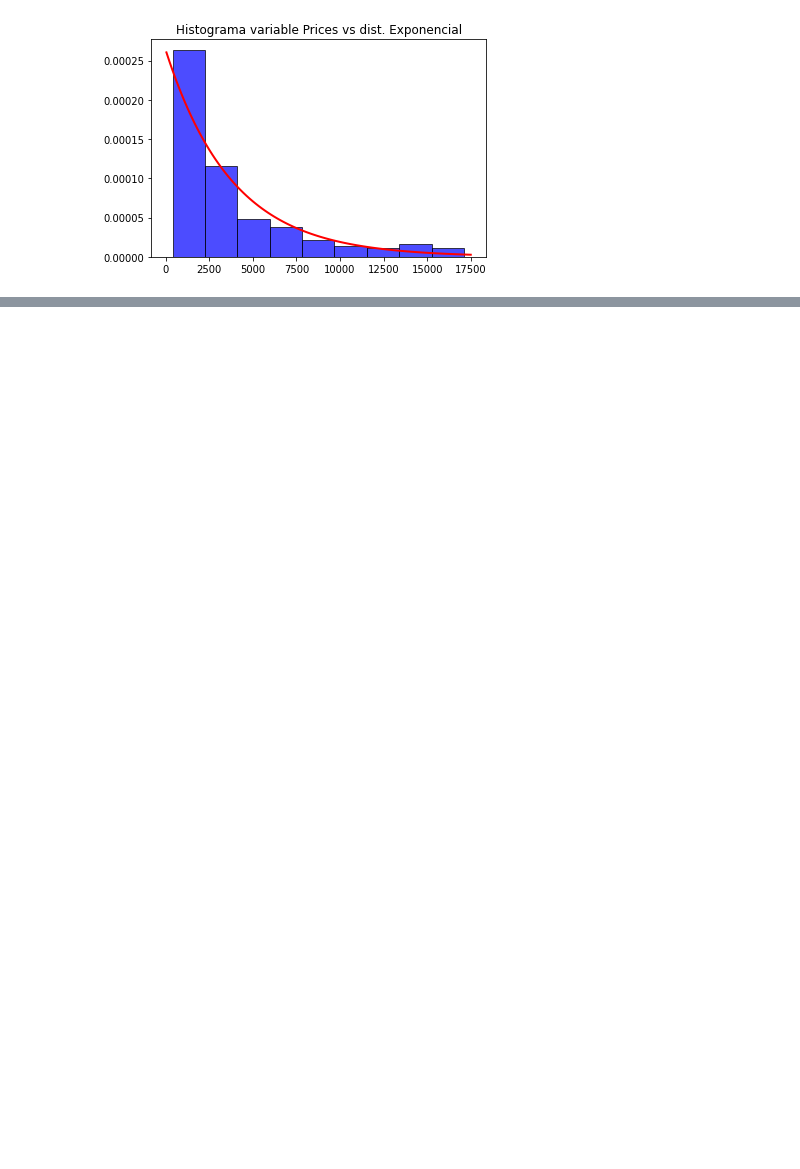
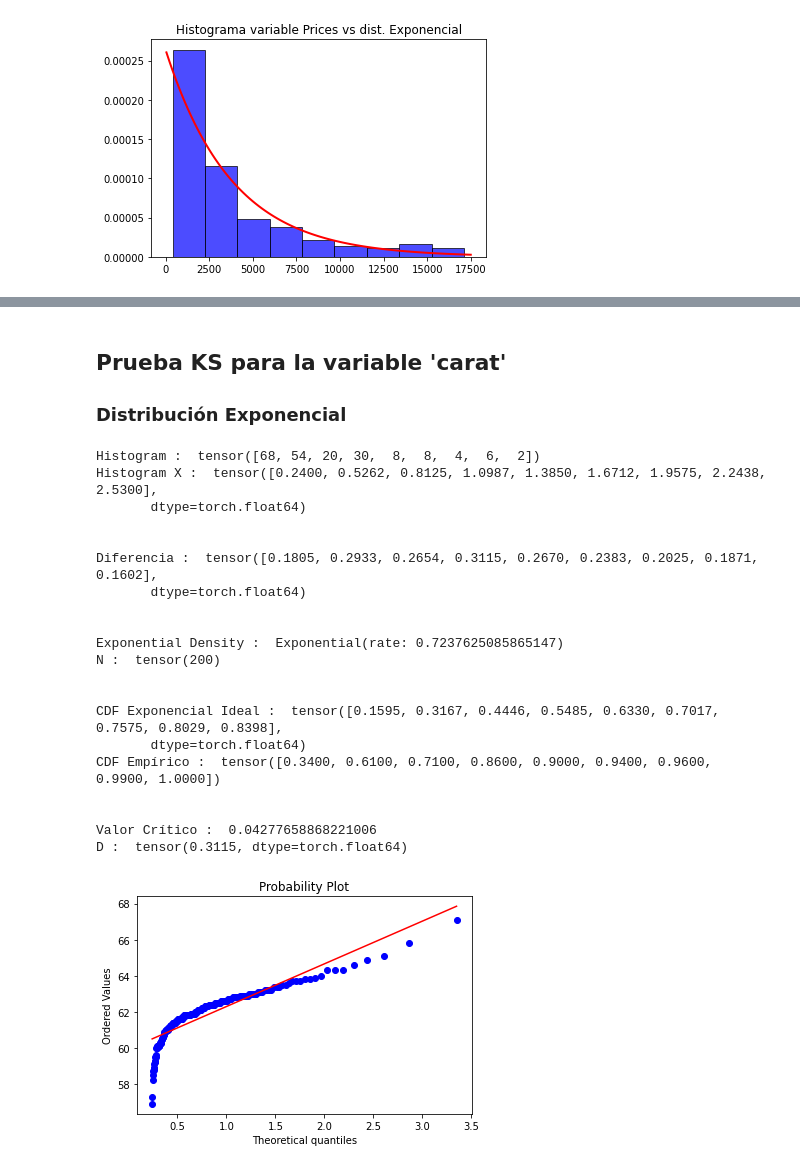
Before and after one commit to araygada/Estadistica_Ciencia_Datos_Tarea02, a Jupyter notebook: Tarea2_EstadisticaParaCienciaDeLosDatos.ipynb, the cells around one changed output, grey strips where cells are left out. Drawn from its saved outputs; the diff is of its cells as text; code cells hidden in the pictures; blank space fills up the shorter version.

```diff
--- a/Tarea2_EstadisticaParaCienciaDeLosDatos.ipynb
+++ b/Tarea2_EstadisticaParaCienciaDeLosDatos.ipynb
@@ -276,2 +346,82 @@ plotHistogram(prices, n_bins, 'Histograma variable Prices vs dist. Weibull', x,
  - 4 columnas x 10 puntos cada una (40 puntos)
  - Debe mostrarse suficiente detalle gráfico y aritmético en su respuesta
+# %% [markdown]
+## Prueba KS para la variable 'carat'
+
+### Distribución Exponencial
+# %%
+# Prueba KS con variable carat vs dist. Exponencial
+
+histogram, histogramX = np.histogram(carat, bins=n_bins)
+histogram = torch.tensor(histogram)
+
+#number of observations
+n = histogram.sum()
+imprimirVariable("Histogram", histogram)
+histogramExp = histogram / n        #Exp factor for mean
+
+histogramX = divideEnBins(carat, n_bins)
+histogramX = torch.tensor(histogramX)
+imprimirVariable("Histogram X", histogramX)
+
+#newline()
+
+histogramExp2 = histogram / (n - 1) #Norm factor for std
+
+#calculate cumulative sum
+cdfEmpirical = torch.cumsum(histogramExp, dim = 0)
+
+#get sample stats
+meanHist = (histogramX * histogramExp).sum()
+stdHist = torch.sqrt((histogramExp2 * (histogramX - meanHist) ** 2).sum())
+
+#Create ideal CDF
+exponentialDensity = Exponential(meanHist, stdHist)
+cdfExponencialIdeal = exponentialDensity.cdf(histogramX) #points used to evaluate cdf
+
+newline()
+
+#Compare the empirical and ideal distributions
+difference = torch.abs(cdfExponencialIdeal - cdfEmpirical)
+imprimirVariable("Diferencia", difference)
+dn = torch.max(difference)
+
+newline()
+
+imprimirVariable("Exponential Density", exponentialDensity)
+imprimirVariable("N", n)
+
+newline()
+
+imprimirVariable("CDF Exponencial Ideal", cdfExponencialIdeal)
+imprimirVariable("CDF Empírico", cdfEmpirical)
+
+newline()
+
+valorCritico = stats.ksone.ppf(0.975,1000)
+imprimirVariable("Valor Crítico", stats.ksone.ppf(0.975,1000)) # Valor crítico
+imprimirVariable("D", dn)
+
+graficarTestDistribucion(depth, "expon", stats.expon.fit(carat))
+# %% [output]
+Histogram :  tensor([68, 54, 20, 30,  8,  8,  4,  6,  2])
+Histogram X :  tensor([0.2400, 0.5262, 0.8125, 1.0987, 1.3850, 1.6712, 1.9575, 2.2438, 2.5300],
+       dtype=torch.float64)
+
+
+Diferencia :  tensor([0.1805, 0.2933, 0.2654, 0.3115, 0.2670, 0.2383, 0.2025, 0.1871, 0.1602],
+       dtype=torch.float64)
+
+
+Exponential Density :  Exponential(rate: 0.7237625085865147)
+N :  tensor(200)
+
+
+CDF Exponencial Ideal :  tensor([0.1595, 0.3167, 0.4446, 0.5485, 0.6330, 0.7017, 0.7575, 0.8029, 0.8398],
+       dtype=torch.float64)
+CDF Empírico :  tensor([0.3400, 0.6100, 0.7100, 0.8600, 0.9000, 0.9400, 0.9600, 0.9900, 1.0000])
+
+
+Valor Crítico :  0.04277658868221006
+D :  tensor(0.3115, dtype=torch.float64)
+[figure, added]
```
Also changed, not shown: parts of 26 cells of this notebook.
